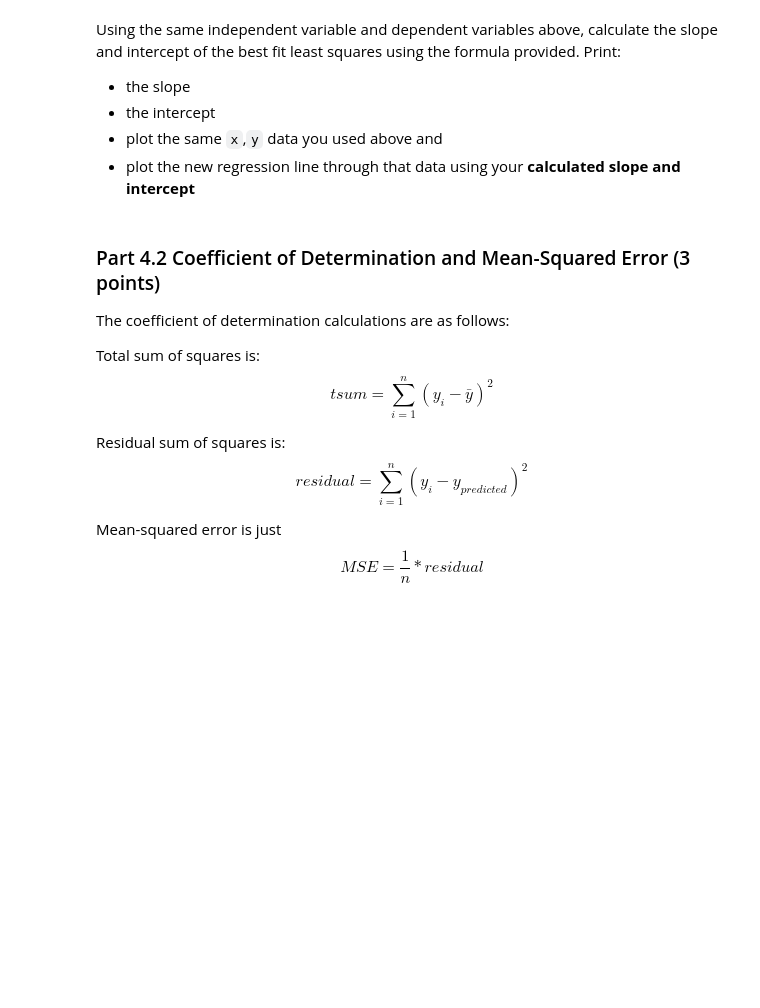
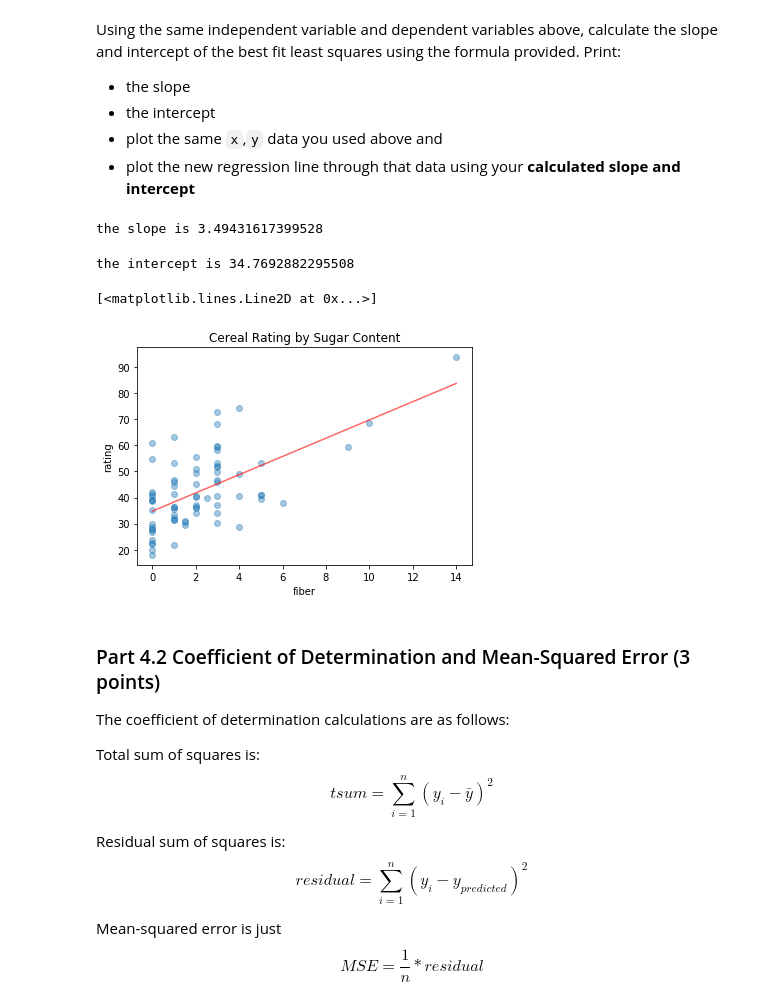
Before and after one commit to Jianqi-Liu/cmse202-s20-turnin, a Jupyter notebook: hw-02/HW-02-regression-STUDENT.ipynb, the cells around one changed output. Drawn from its saved outputs; the diff is of its cells as text; code cells hidden in the pictures; blank space fills up the shorter version.

```diff
--- a/hw-02/HW-02-regression-STUDENT.ipynb
+++ b/hw-02/HW-02-regression-STUDENT.ipynb
@@ -242,3 +240,28 @@ Using the same independent variable and dependent variables above, calculate the
+# %%
+## your code here
+x_mean = x.mean()
+y_mean = y.mean()
+slope = (x-x_mean)*(y-y_mean)
+slope = sum((x-x_mean)['fiber']*(y-y_mean))/sum((x-x_mean)['fiber']**2)
+print("the slope is {0}".format(slope))
+# %% [output]
+the slope is 3.49431617399528
+# %%
+intercept = (y_mean - slope * x_mean).values[0]
+print("the intercept is {0}".format(intercept))
+# %% [output]
+the intercept is 34.7692882295508
+# %%
+plt.scatter(x, y, alpha = 0.4)
+x_hat= np.linspace(x.min(), x.max())
+y_hat =  x_hat * slope + intercept
+plt.xlabel("fiber")
+plt.ylabel("rating")
+plt.title("Cereal Rating by Sugar Content")
+plt.plot(x_hat, y_hat, 'r', alpha=0.6)
+# %% [output]
+[<matplotlib.lines.Line2D at 0x...>]
+[figure, added]
 # %% [markdown]
 ### Part 4.2 Coefficient of Determination and Mean-Squared Error (3 points)
 
```
Also changed, not shown: parts of 1 cell of this notebook.
